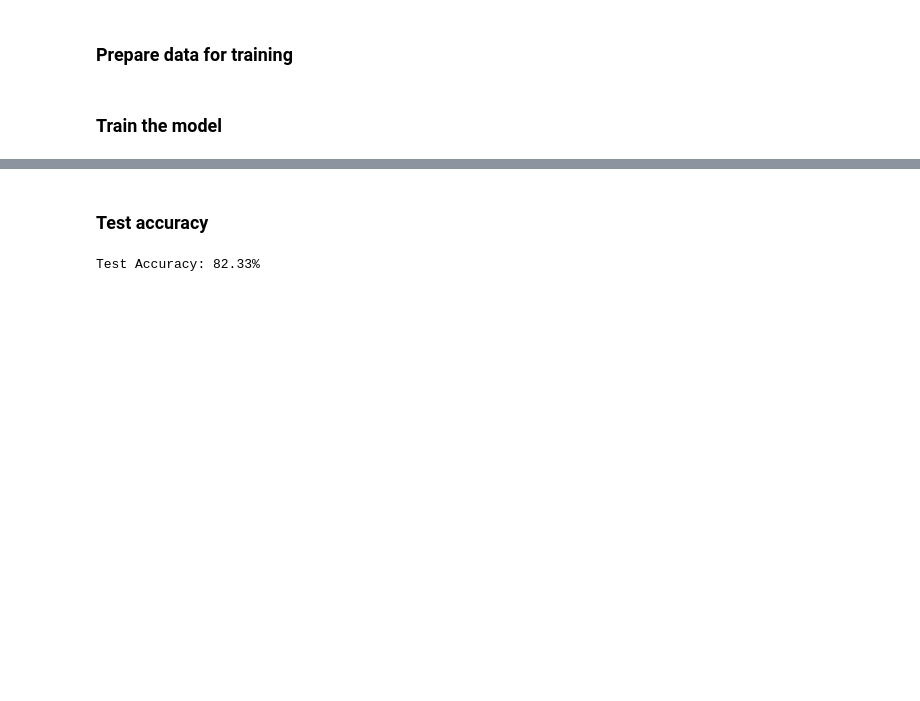
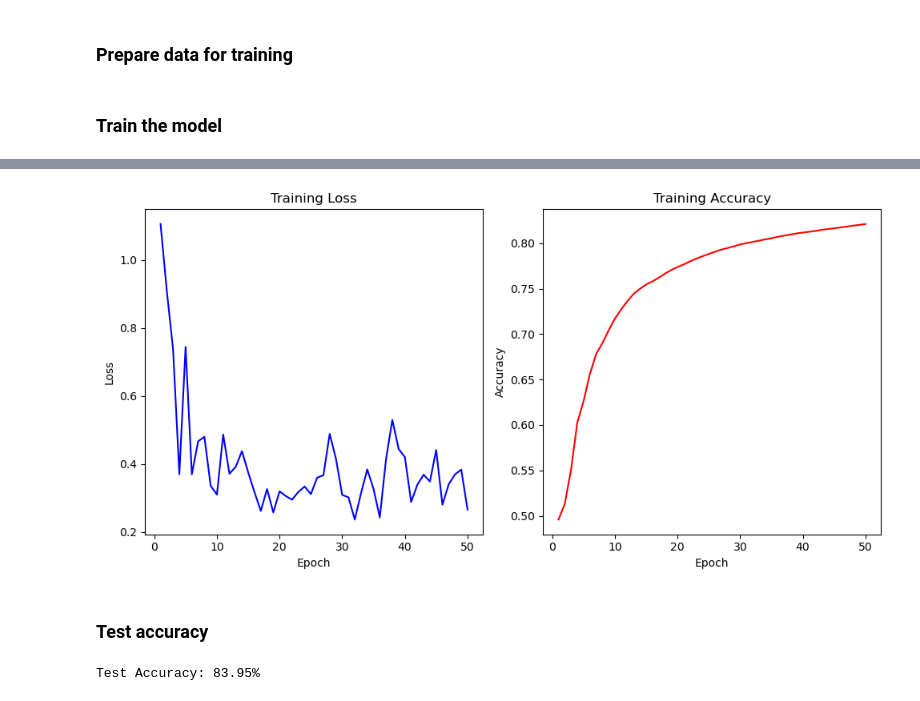
Before and after one commit to amirdkb/image-classification-pistachio, a Jupyter notebook: Model.ipynb, the cells around one changed output, grey strips where cells are left out. Saved outputs shown, nothing was run; the diff lists cells and outputs as text; code cells hidden in the pictures; blank space fills up the shorter version.

Commit message:
Add Result Plot

```diff
--- a/Model.ipynb
+++ b/Model.ipynb
@@ -134,6 +135,9 @@ criterion = nn.CrossEntropyLoss()  # Cross-entropy loss function
 # Initialize variables to track total samples and correct predictions
 total_sample = 0
 total_correct = 0
+
+loss_values = []
+accuracy_values = []
 
 # Iterate over the specified number of epochs
 for i in range(epochs):
@@ -168,6 +172,9 @@ for i in range(epochs):
     # Calculate accuracy for the current epoch
     accuracy = total_correct / total_sample
 
+    loss_values.append(loss.item())
+    accuracy_values.append(accuracy)
+
     # Print epoch number, loss, and accuracy
     print(f'Epoch: {i+1}/{epochs} || Loss: {loss.item():.4f} || Accuracy: {accuracy:.2%}')
 # %% [output]
@@ -191,3 +198,25 @@ Epoch: 50/50 || Loss: 0.2981 || Accuracy: 82.14%
+# %%
+# Plotting the loss and accuracy curves
+plt.figure(figsize=(10, 5))
+
+# Plot loss curve
+plt.subplot(1, 2, 1)
+plt.plot(range(1, epochs + 1), loss_values, 'b-')
+plt.xlabel('Epoch')
+plt.ylabel('Loss')
+plt.title('Training Loss')
+
+# Plot accuracy curve
+plt.subplot(1, 2, 2)
+plt.plot(range(1, epochs + 1), accuracy_values, 'r-')
+plt.xlabel('Epoch')
+plt.ylabel('Accuracy')
+plt.title('Training Accuracy')
+
+plt.tight_layout()
+plt.show()
+# %% [output]
+[figure, added]
 # %% [markdown]
 ### Test accuracy
 # %%
@@ -222,4 +251,4 @@ test_accuracy = correct / total
 # Print test accuracy
 print(f'Test Accuracy: {test_accuracy:.2%}')
 # %% [output]
-Test Accuracy: 82.33%
+Test Accuracy: 83.95%
```
Also changed, not shown: parts of 2 cells of this notebook.
